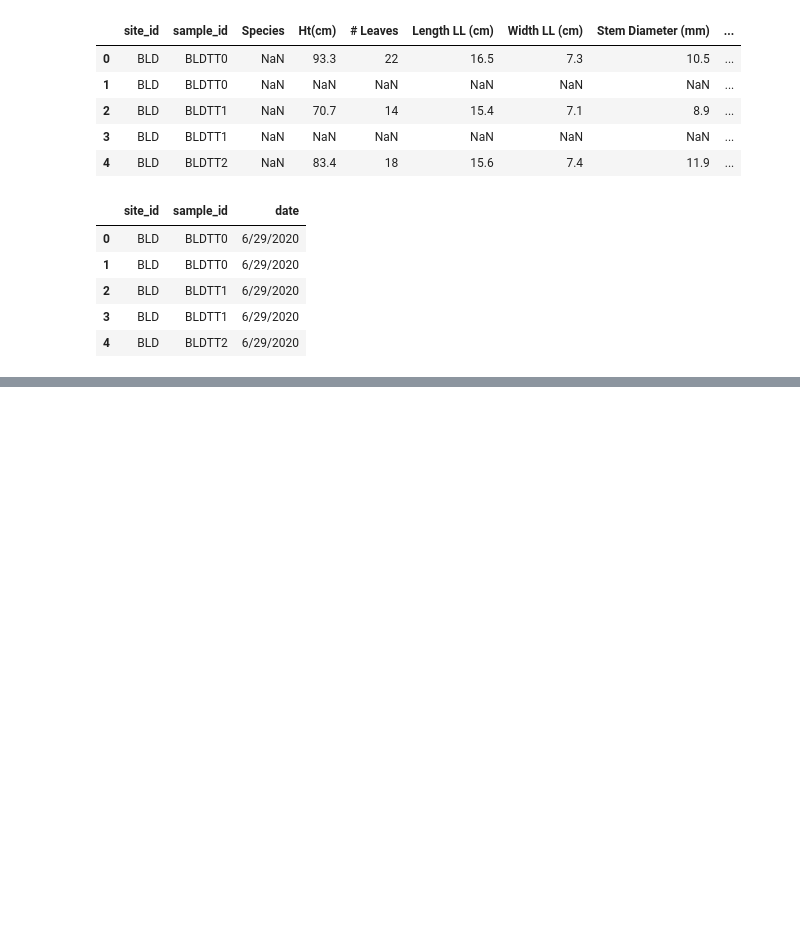
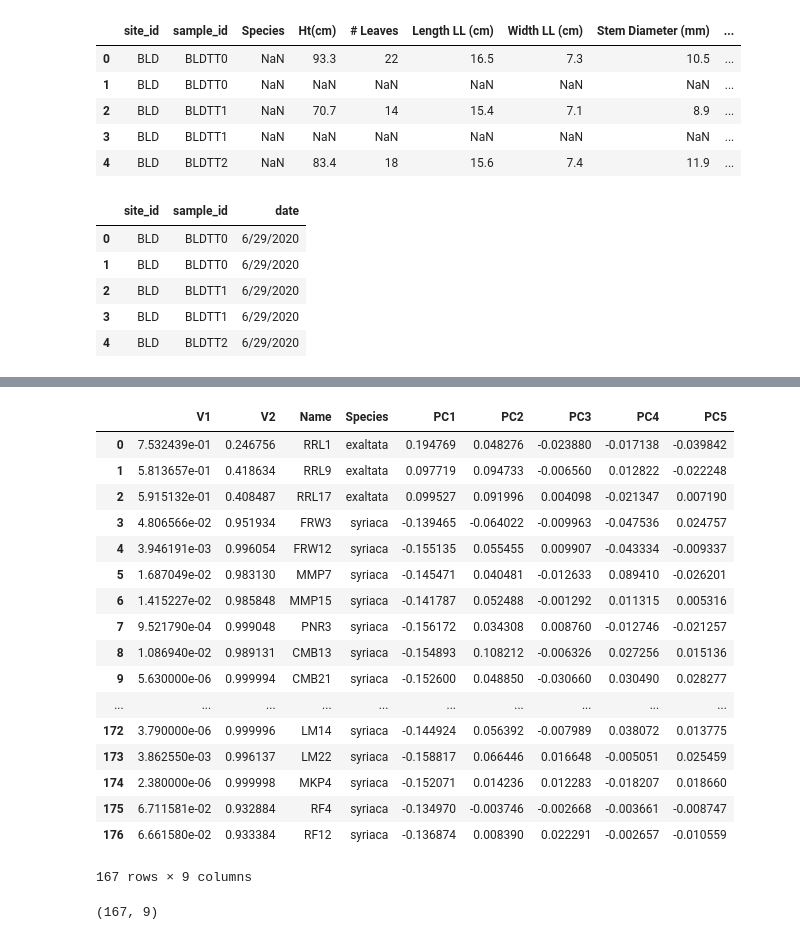
Before and after one commit to chdorgeix1/research_project, a Jupyter notebook: sql_db/csv_folder/data_1nf_processing.ipynb, the cells around one changed output, grey strips where cells are left out. Drawn from its saved outputs; the diff is of its cells as text; code cells hidden in the pictures; blank space fills up the shorter version.

```diff
--- a/sql_db/csv_folder/data_1nf_processing.ipynb
+++ b/sql_db/csv_folder/data_1nf_processing.ipynb
@@ -299,0 +352,22 @@ sampledf.to_csv("sample.csv")
+# %%
+df_cleaned = pdf_2.dropna()
+df_cleaned
+# %% [output]
+|  | V1 | V2 | Name | Species | PC1 | PC2 | PC3 | PC4 | PC5 |
+| 0 | 7.532439e-01 | 0.246756 | RRL1 | exaltata | 0.194769 | 0.048276 | -0.023880 | -0.017138 | -0.039842 |
+| 1 | 5.813657e-01 | 0.418634 | RRL9 | exaltata | 0.097719 | 0.094733 | -0.006560 | 0.012822 | -0.022248 |
+| 2 | 5.915132e-01 | 0.408487 | RRL17 | exaltata | 0.099527 | 0.091996 | 0.004098 | -0.021347 | 0.007190 |
+| 3 | 4.806566e-02 | 0.951934 | FRW3 | syriaca | -0.139465 | -0.064022 | -0.009963 | -0.047536 | 0.024757 |
+| 4 | 3.946191e-03 | 0.996054 | FRW12 | syriaca | -0.155135 | 0.055455 | 0.009907 | -0.043334 | -0.009337 |
+| 5 | 1.687049e-02 | 0.983130 | MMP7 | syriaca | -0.145471 | 0.040481 | -0.012633 | 0.089410 | -0.026201 |
+| 6 | 1.415227e-02 | 0.985848 | MMP15 | syriaca | -0.141787 | 0.052488 | -0.001292 | 0.011315 | 0.005316 |
+| 7 | 9.521790e-04 | 0.999048 | PNR3 | syriaca | -0.156172 | 0.034308 | 0.008760 | -0.012746 | -0.021257 |
+| 8 | 1.086940e-02 | 0.989131 | CMB13 | syriaca | -0.154893 | 0.108212 | -0.006326 | 0.027256 | 0.015136 |
+| 9 | 5.630000e-06 | 0.999994 | CMB21 | syriaca | -0.152600 | 0.048850 | -0.030660 | 0.030490 | 0.028277 |
+| ... | ... | ... | ... | ... | ... | ... | ... | ... | ... |
+| 172 | 3.790000e-06 | 0.999996 | LM14 | syriaca | -0.144924 | 0.056392 | -0.007989 | 0.038072 | 0.013775 |
+| 173 | 3.862550e-03 | 0.996137 | LM22 | syriaca | -0.158817 | 0.066446 | 0.016648 | -0.005051 | 0.025459 |
+| 174 | 2.380000e-06 | 0.999998 | MKP4 | syriaca | -0.152071 | 0.014236 | 0.012283 | -0.018207 | 0.018660 |
+| 175 | 6.711581e-02 | 0.932884 | RF4 | syriaca | -0.134970 | -0.003746 | -0.002668 | -0.003661 | -0.008747 |
+| 176 | 6.661580e-02 | 0.933384 | RF12 | syriaca | -0.136874 | 0.008390 | 0.022291 | -0.002657 | -0.010559 |
+167 rows × 9 columns
@@ -299,0 +376,4 @@ sampledf.to_csv("sample.csv")
+# %%
+df_cleaned.shape
+# %% [output]
+(167, 9)
```
Also changed, not shown: parts of 6 cells of this notebook, 4 other files.
